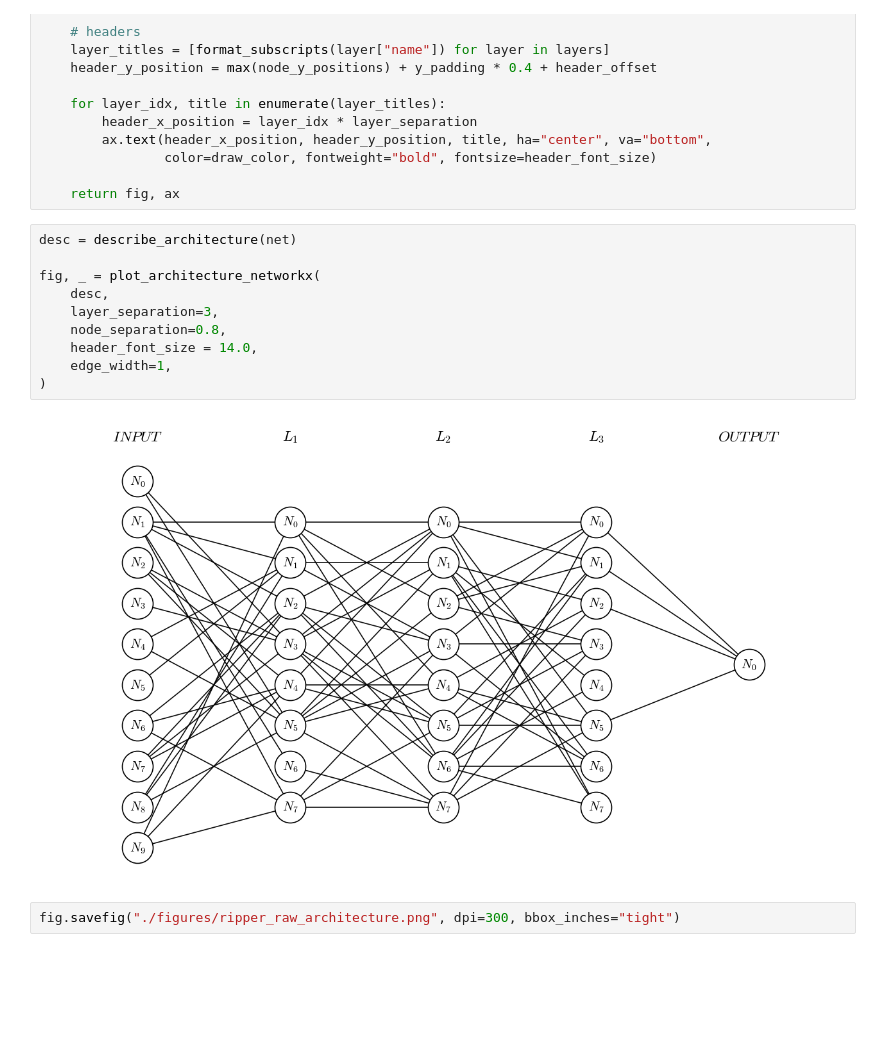
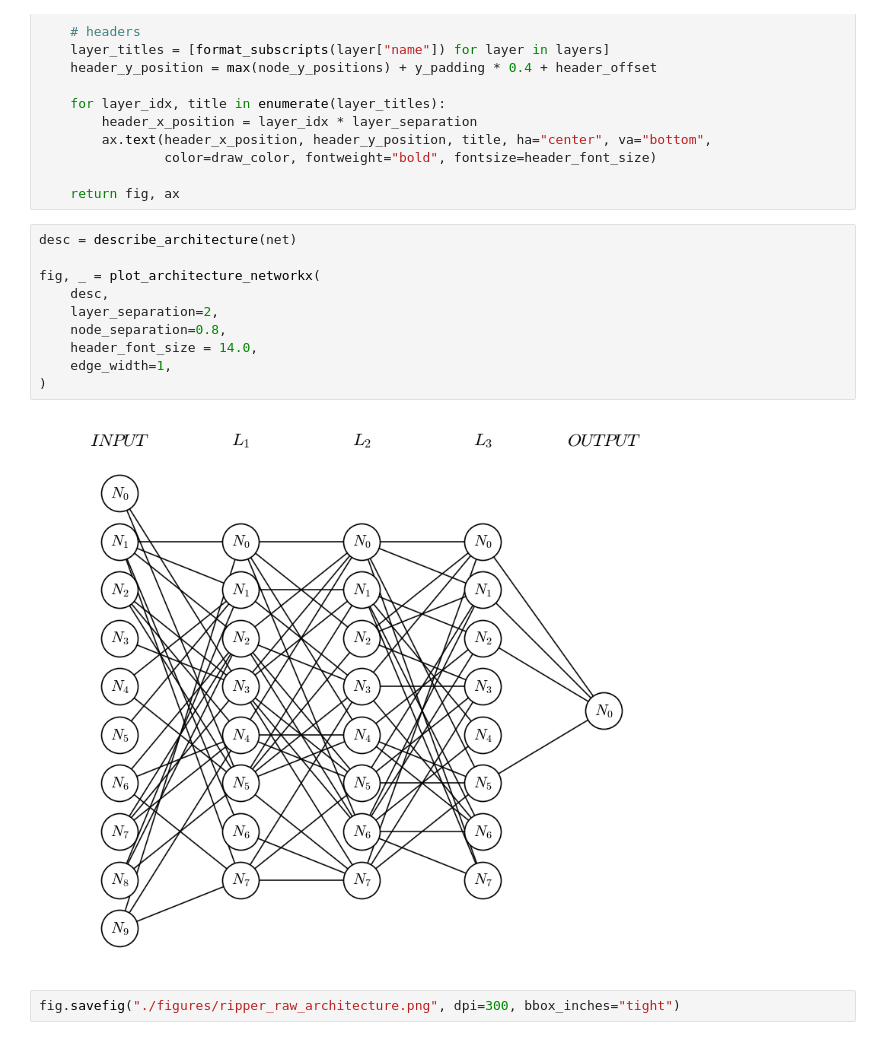
Before and after one commit to simontonner/rule-net, a Jupyter notebook: exp1_ripper_visualization.ipynb, the cells around one changed output. Drawn from its saved outputs; the diff is of its cells as text; blank space fills up the shorter version.

```diff
--- a/exp1_ripper_visualization.ipynb
+++ b/exp1_ripper_visualization.ipynb
@@ -145,15 +145,15 @@ def plot_architecture_networkx(
 # %%
 desc = describe_architecture(net)
 
 fig, _ = plot_architecture_networkx(
     desc,
-    layer_separation=3,
+    layer_separation=2,
     node_separation=0.8,
     header_font_size = 14.0,
     edge_width=1,
 )
 # %% [output]
-[figure, old version]
+[figure, new version]
 # %%
 fig.savefig("./figures/ripper_raw_architecture.png", dpi=300, bbox_inches="tight")
 # %%
```
Also changed, not shown: parts of 2 cells of this notebook, 14 other files.
